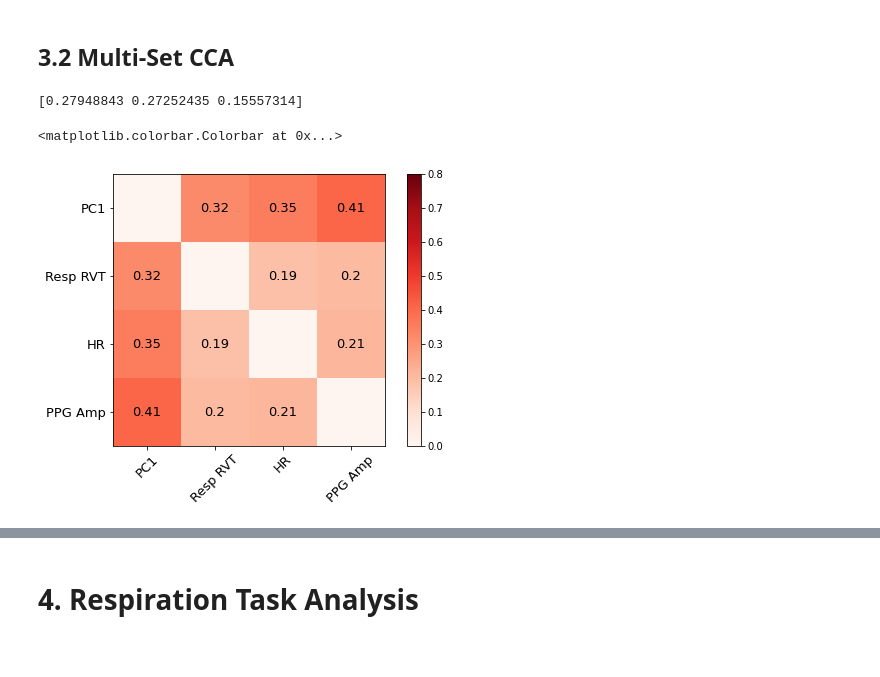
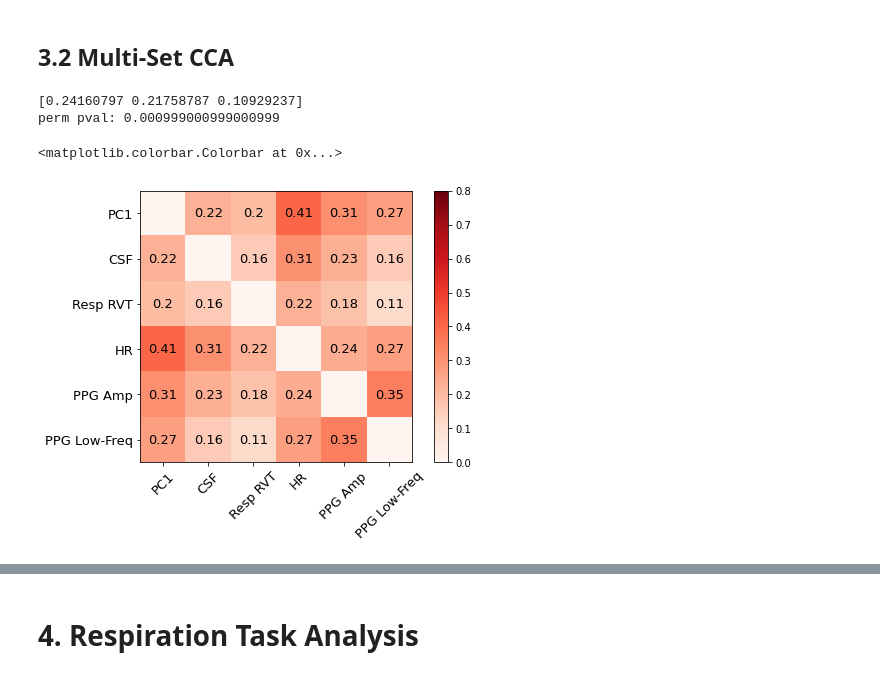
Before and after one commit to tsb46/fmri_arousal, a Jupyter notebook: analysis.ipynb, the cells around one changed output, grey strips where cells are left out. Saved outputs shown, nothing was run; the diff lists cells and outputs as text; code cells hidden in the pictures.

```diff
--- a/analysis.ipynb
+++ b/analysis.ipynb
@@ -334,8 +331,7 @@ for i, (subj, scan) in enumerate(subject_list_chang[['subject','scan']].values.t
         scan_str = f'000{scan}'
     else:
         scan_str = f'00{scan}'
-    df = load_subj_chang(subj, scan, pc_subj_chang[f'{subj}_{scan}'],
-                         pc_p_subj_chang[f'{subj}_{scan}'], fs_chang)
+    df = load_subj_chang(subj, scan, pc_subj_chang[f'{subj}_{scan}'], fs_chang)
     xcorr_subj = []
     # Loop through frequencies
     for f in range(len(freqs)):
@@ -410,7 +369,7 @@ HCP: (0.20026271667755943, 0.0)
 physio_dict = {
     'chang': ['pc1', 'csf', 'RESP_RVT_NK', 'PPG_HR_NK', 'PPG_PEAK_AMP', 'PPG_LOW_NK', 'Alpha'],
     'hcp': ['pc1', 'csf', 'RESP_RVT_NK', 'PPG_HR_NK', 'PPG_PEAK_AMP', 'PPG_LOW_NK'],
-    'spreng': ['pc1', 'RESP_RVT_NK', 'PPG_HR_NK', 'PPG_PEAK_AMP']
+    'spreng': ['pc1', 'csf', 'RESP_RVT_NK', 'PPG_HR_NK', 'PPG_PEAK_AMP', 'PPG_LOW_NK']
 }
 
 lag_n = {
@@ -434,9 +393,10 @@ tmp_label_dict = {
 # chang, hcp, spreng
 dataset = 'spreng'
 
-# bootstrap parameters
-bootstrap=False
-n_bootstrap=100
+# permutation parameters
+permute=True
+n_permute=1000
+permute_group = []
 
 subject_list = subj_dict[dataset]
 subject_load = data_load_dict[dataset]
@@ -452,16 +412,13 @@ for i in range(subject_list.shape[0]):
     # Load Subject
     if dataset == 'chang':
         subj, scan = subject_list.iloc[i, 0], subject_list.iloc[i, 1]
-        df = subject_load(subj, scan, subject_pc[0][f'{subj}_{scan}'],
-                            subject_pc[1][f'{subj}_{scan}'], sf_dict[dataset])
+        df = subject_load(subj, scan, subject_pc[f'{subj}_{scan}'], sf_dict[dataset])
     elif dataset == 'spreng':
-        subj = subject_list.iloc[i, 1]
-        df = subject_load(subj, subject_pc[0][subj],
-                            subject_pc[1][subj], sf_dict[dataset])
+        subj, scan = subject_list.iloc[i, 0], subject_list.iloc[i, 1]
+        df = subject_load(subj, scan, subject_pc[f'{subj}_{scan}'], sf_dict[dataset])
     elif dataset == 'hcp':
         subj = subject_list.iloc[i, 0]
-        df = subject_load(subj, subject_pc[0][str(subj)],
-                            subject_pc[1][str(subj)], sf_dict[dataset])
+        df = subject_load(subj, subject_pc[str(subj)], sf_dict[dataset])
 
     # Create a separate dataframe for modeling w/ lag splines
     nknots=3
@@ -479,47 +436,54 @@ data_concat = [np.hstack(g).T for g in data_group]
 # Fit MCCA
 mcca = MCCA(latent_dims=3, random_state=0)
 mcca.fit(basis_concat)
 
 # Print average pair-wise correlation
-print(mcca.score(basis_concat))
+mcca_r = mcca.score(basis_concat)
+print(mcca_r)
 
 
-# compute bootstrap standard errors, if specified
-if bootstrap:
-    bootstrap_c = []
-    n_subj = len(basis_group)
-    for n in range(n_bootstrap):
-        bootstrap_vec = np.random.choice(np.arange(n_subj), n_subj)
-        basis_bootstrap = [basis_group[b] for b in bootstrap_vec]
-        basis_bootstrap_concat = [np.vstack(g) for g in basis_bootstrap]
+# compute permutation distribution, if specified
+if permute:
+    perm_r = []
+    n_subj = len(basis_group[0])
+    for n in range(n_permute):
+        subj_shuffle = []
+        for b in range(len(basis_group)):
+            subj_list = np.arange(n_subj)
+            np.random.shuffle(subj_list)
+            subj_shuffle.append(subj_list)
+        perm_basis = [[basis[s] for s in subj_vec] for basis, subj_vec in zip(basis_group, subj_shuffle)]
+        perm_basis_concat = [np.vstack(g) for g in perm_basis]
         # Fit MCCA
-        mcca_bootstrap = MCCA(latent_dims=3, random_state=0)
-        mcca_bootstrap.fit(basis_bootstrap_concat)
+        mcca_cv = MCCA(latent_dims=3, random_state=0)
+        mcca_cv.fit(perm_basis_concat)
         # MCCA corr
-        bootstrap_c.append(mcca_bootstrap.score(basis_bootstrap_concat)[0])
+        perm_r.append(mcca_cv.score(perm_basis_concat)[0])
 
+    print(f'perm pval: {(sum(perm_r > mcca_r[0]) + 1) / (len(perm_r) + 1)}')
 # Plot correlation matrix
 corr_mat = mcca.correlations(basis_concat)
 
 corr_mat = pd.DataFrame(corr_mat[:,:,0], columns=new_labels, index=new_labels)
 corr_mat_array = corr_mat.values
 np.fill_diagonal(corr_mat_array, 0)
 
 fig, ax = plt.subplots(figsize=(8,5))
 im = ax.imshow(corr_mat_array, vmin=0, vmax=0.8, cmap='Reds')
 ax.set_xticks(np.arange(len(physio_labels)))
 ax.set_yticks(np.arange(len(physio_labels)))
 ax.set_xticklabels(new_labels, rotation=45, fontsize=13)
 ax.set_yticklabels(new_labels, fontsize=13)
 
 for (j,i),label in np.ndenumerate(corr_mat):
     if i != j:
         ax.text(i,j,round(label,2),ha='center',va='center', fontsize=13)
 plt.colorbar(im, ax=ax)
 # %% [output]
-[0.27948843 0.27252435 0.15557314]
+[0.24160797 0.21758787 0.10929237]
+perm pval: 0.000999000999000999
 <matplotlib.colorbar.Colorbar at 0x...>
-[figure, old version]
+[figure, new version]
 # %%
 # Plot lags on first canonical component
 cca_pred = mcca.transform(basis_concat)
```
Also changed, not shown: parts of 9 cells of this notebook.
